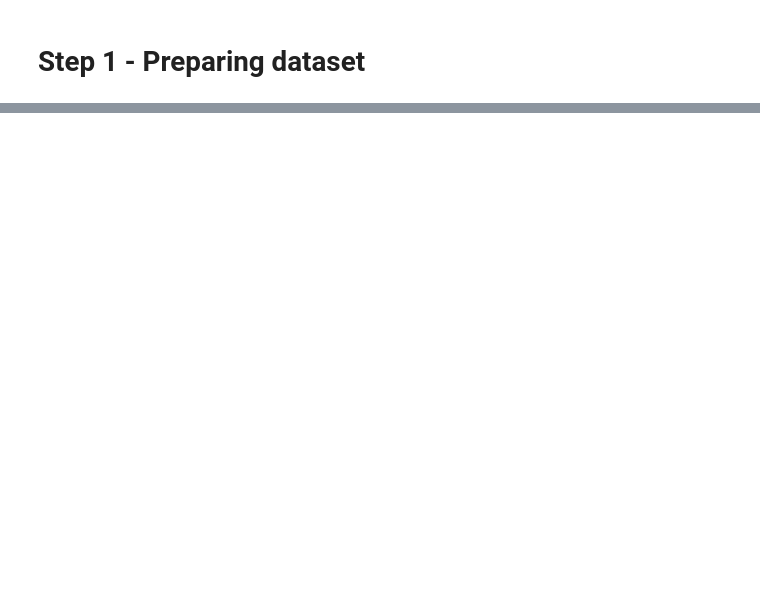
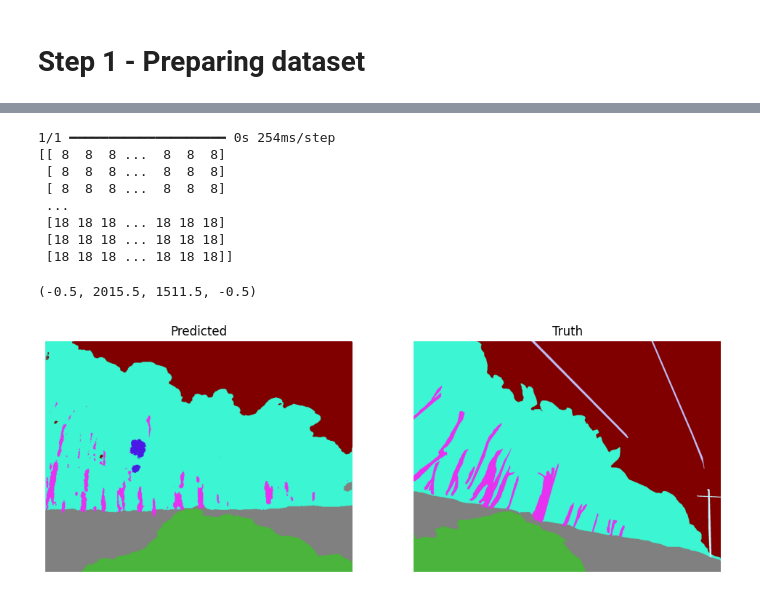
Before and after one commit to AdamChen2003/Semantic-Image-Segmentation-Techniques, a Jupyter notebook: unet.ipynb, the cells around one changed output, grey strips where cells are left out. Saved outputs shown, nothing was run; the diff lists cells and outputs as text; code cells hidden in the pictures; blank space fills up the shorter version.

Commit message:
Improved layout of code, fixed predictions of unet and completed training of model

```diff
--- a/unet.ipynb
+++ b/unet.ipynb
@@ -242,0 +358,9 @@ TypeError: src data type = 17 is not supported
+# %%
+valid_dataset = get_dataset(
+    batch_size,
+    img_size,
+    X_val,
+    y_val,
+)
+
+val_preds = model.predict(valid_dataset)
@@ -242,0 +369,61 @@ TypeError: src data type = 17 is not supported
+# %%
+colours = [[0, 0, 0],
+           [75, 25, 230],
+           [75, 180, 60],
+           [25, 225, 255],
+           [200, 130, 0],
+           [180, 30, 145],
+           [240, 240, 70],
+           [230, 50, 240],
+           [60, 245, 210],
+           [75, 25, 230],
+           [128, 128, 0],
+           [40, 110, 170],
+           [200, 250, 255],
+           [0, 0, 128],
+           [195, 255, 170],
+           [0, 128, 128],
+           [190, 190, 250],
+           [128, 0, 0],
+           [128, 128, 128]]
+
+test_sample = "1623378124-414282018.png"
+# test_sample = "1623378124-681919295.png"
+original_size = (1512, 2016)
+
+truth_labels = load_mask("WildScenes2d/V-01/indexLabel/" + test_sample)
+truth_img = np.array([[colours[num] for num in row] for row in np.array(truth_labels).reshape(1512, 2016)])
+
+test_img = load_image("WildScenes2d/V-01/image/" + test_sample)
+prediction = model.predict(np.expand_dims(test_img, axis=0))
+prediction = val_preds[3]
+resized = input_img = tf_image.resize(val_preds[1], original_size, method="nearest")
+predicted_labels = np.argmax(resized, axis=-1)
+print(predicted_labels)
+predicted_img = np.array([[colours[num] for num in row] for row in predicted_labels])
+
+import matplotlib.pyplot as plt
+
+# Create a figure with 1 row and 3 columns of subplots
+fig, axes = plt.subplots(1, 2, figsize=(12, 6))
+
+# Plot the predicted image on the first subplot
+axes[0].imshow(predicted_img)
+axes[0].set_title('Predicted')
+axes[0].axis('off')  # Hide axes
+
+# Plot the truth image on the second subplot
+axes[1].imshow(truth_img)
+axes[1].set_title('Truth')
+axes[1].axis('off')  # Hide axes
+# %% [output]
+1/1 ━━━━━━━━━━━━━━━━━━━━ 0s 254ms/step
+[[ 8  8  8 ...  8  8  8]
+ [ 8  8  8 ...  8  8  8]
+ [ 8  8  8 ...  8  8  8]
+ ...
+ [18 18 18 ... 18 18 18]
+ [18 18 18 ... 18 18 18]
+ [18 18 18 ... 18 18 18]]
+(-0.5, 2015.5, 1511.5, -0.5)
+[figure, added]
```
Also changed, not shown: parts of 15 cells of this notebook, 5 other files.
